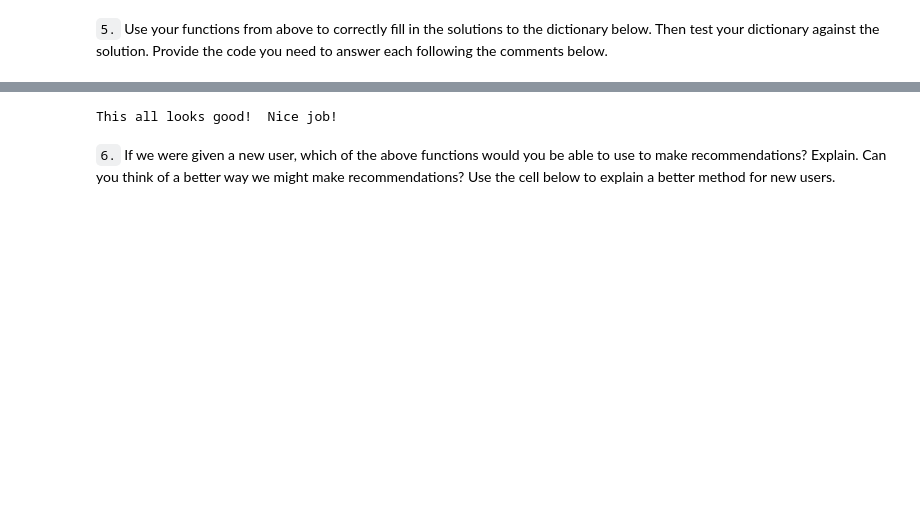
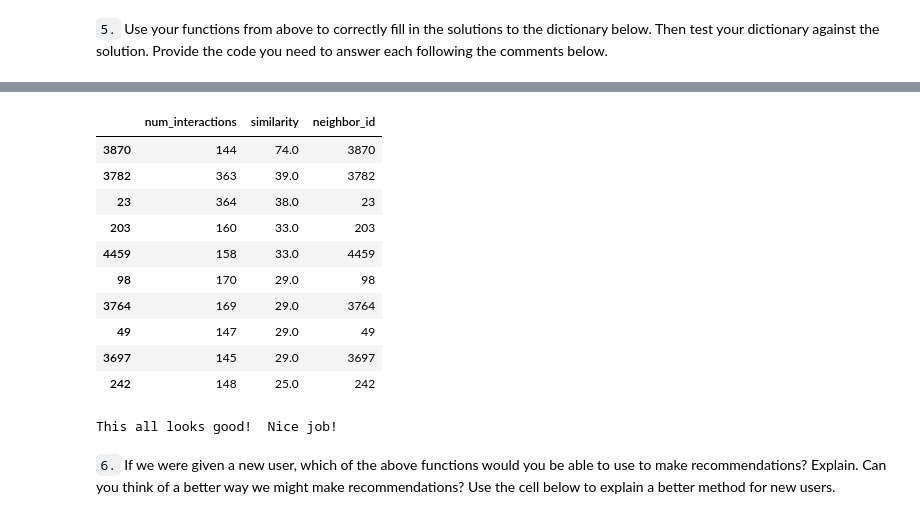
Before and after one commit to foskyblue/ibm_recommendation_engine, a Jupyter notebook: recommendations_with_IBM.ipynb, the cells around one changed output, grey strips where cells are left out. Saved outputs shown, nothing was run; the diff lists cells and outputs as text; code cells hidden in the pictures; blank space fills up the shorter version.

```diff
--- a/recommendations_with_IBM.ipynb
+++ b/recommendations_with_IBM.ipynb
@@ -550,11 +529,14 @@ def get_top_sorted_users(user_id, df=df, user_item=user_item):
 
     '''
     # Your code here
-    user_similarity = user_item.dot(user_item.loc[user_id])
-    user_similarity = user_similarity.sort_values(ascending=False).drop(user_id).to_frame(name='user_similarity').reset_index()
-    interactions_count = df.user_id.value_counts().to_frame('interactions_count')
-    neighbors_df = user_similarity.merge(interactions_count, left_on='user_id', right_index=True).rename(columns={'user_id':'neighbor_ids'})
-    neighbors_df.sort_values(by=['user_similarity', 'interactions_count'], ascending=False, inplace=True)
+
+    temp_df = pd.DataFrame()
+    temp_df['num_interactions'] = df['user_id'].value_counts().sort_index()
+    temp_df['similarity'] = user_item.dot(user_item.loc[user_id])
+    temp_df['neighbor_id'] = user_item.index
+    neighbors_df = temp_df[temp_df['neighbor_id'] != user_id].sort_values(['similarity', 'num_interactions'],
+                                                                          ascending=False)
+
 
     return neighbors_df # Return the dataframe specified in the doc_string
 
@@ -583,13 +565,27 @@ def user_user_recs_part2(user_id, m=10):
 
     '''
     # Your code here
-    user_read_articles = get_user_articles(user_id)[0]
-    similar_users = list(get_top_sorted_users(user_id)['neighbor_ids'].values)
-    read_articles = [get_user_articles(user)[0] for user in similar_users]
-    read_articles_list = list(itertools.chain.from_iterable(read_articles))
-    read_articles_unique = pd.Series(read_articles_list).drop_duplicates().tolist()
-    recs = [i for i in read_articles_unique if i not in user_read_articles][:m]
-    rec_names = get_article_names(recs)
+
+    all_neighbors_df = list(get_top_sorted_users(user_id, df, user_item)['neighbor_id'])
+    user_seen_articles = get_user_articles(user_id, user_item)[0]
+    recs = []
+
+    for users in all_neighbors_df:
+
+        neighbors_articles = get_user_articles(users, user_item)[0]
+
+        # Obtain recommendations for each user
+        new_recs = np.setdiff1d(neighbors_articles, user_seen_articles, assume_unique=True)
+
+        # Update recs with new recs
+        recs = np.unique(np.concatenate([new_recs, recs], axis=0))
+
+        # If we have enough recommendations exit the loop
+        if len(recs) > m-1:
+            break
+
+    recs = list(recs[:m])
+    rec_names = get_article_names(recs, df=df)
 
     return recs, rec_names
 # %%
@@ -613,3 +616,17 @@ The top 10 recommendations for user 20 are the following article names:
+# %%
+get_top_sorted_users(131).head(10)
+# %% [output]
+|  | num_interactions | similarity | neighbor_id |
+| 3870 | 144 | 74.0 | 3870 |
+| 3782 | 363 | 39.0 | 3782 |
+| 23 | 364 | 38.0 | 23 |
+| 203 | 160 | 33.0 | 203 |
+| 4459 | 158 | 33.0 | 4459 |
+| 98 | 170 | 29.0 | 98 |
+| 3764 | 169 | 29.0 | 3764 |
+| 49 | 147 | 29.0 | 49 |
+| 3697 | 145 | 29.0 | 3697 |
+| 242 | 148 | 25.0 | 242 |
 # %%
 ### Tests with a dictionary of results
 
```
Also changed, not shown: parts of 20 cells of this notebook.
